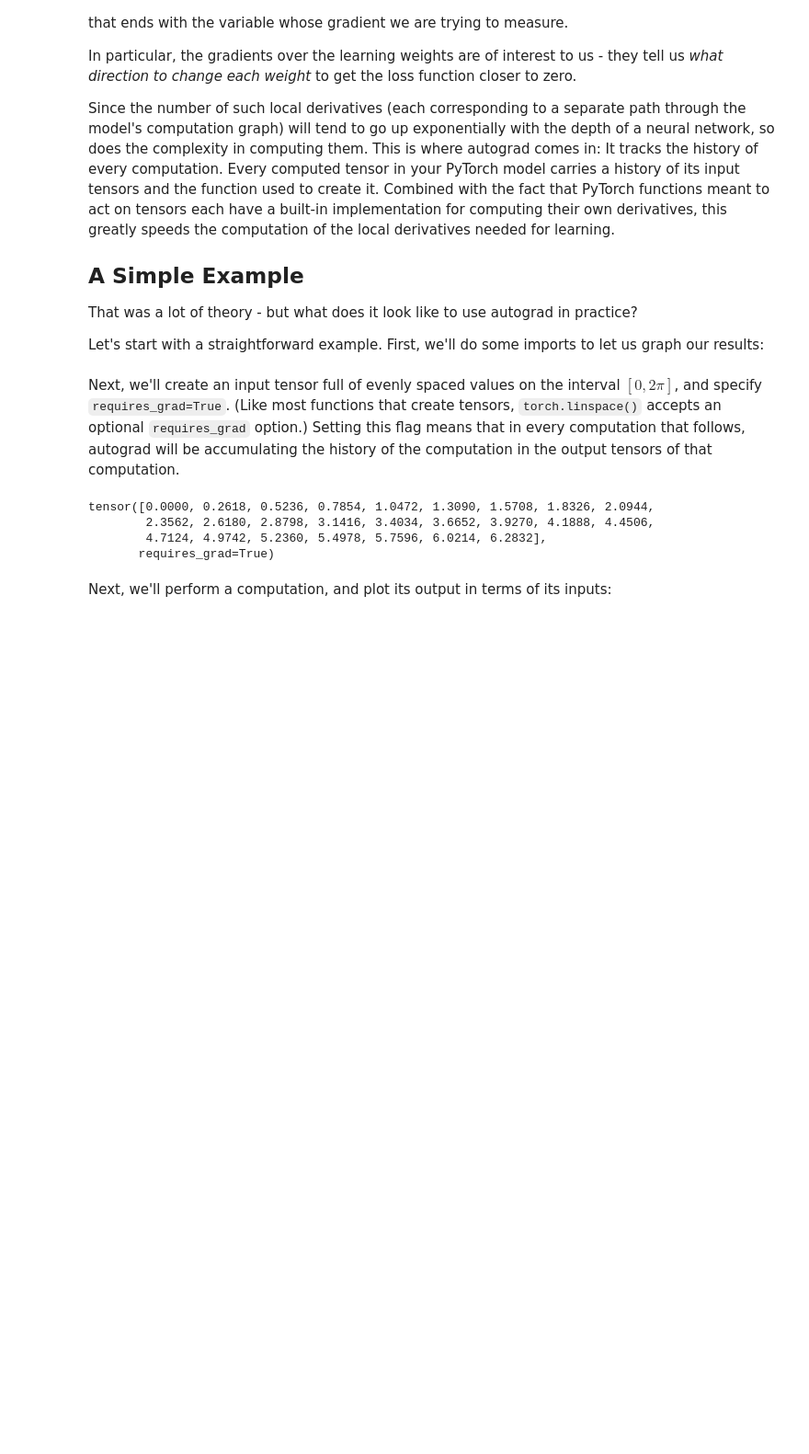
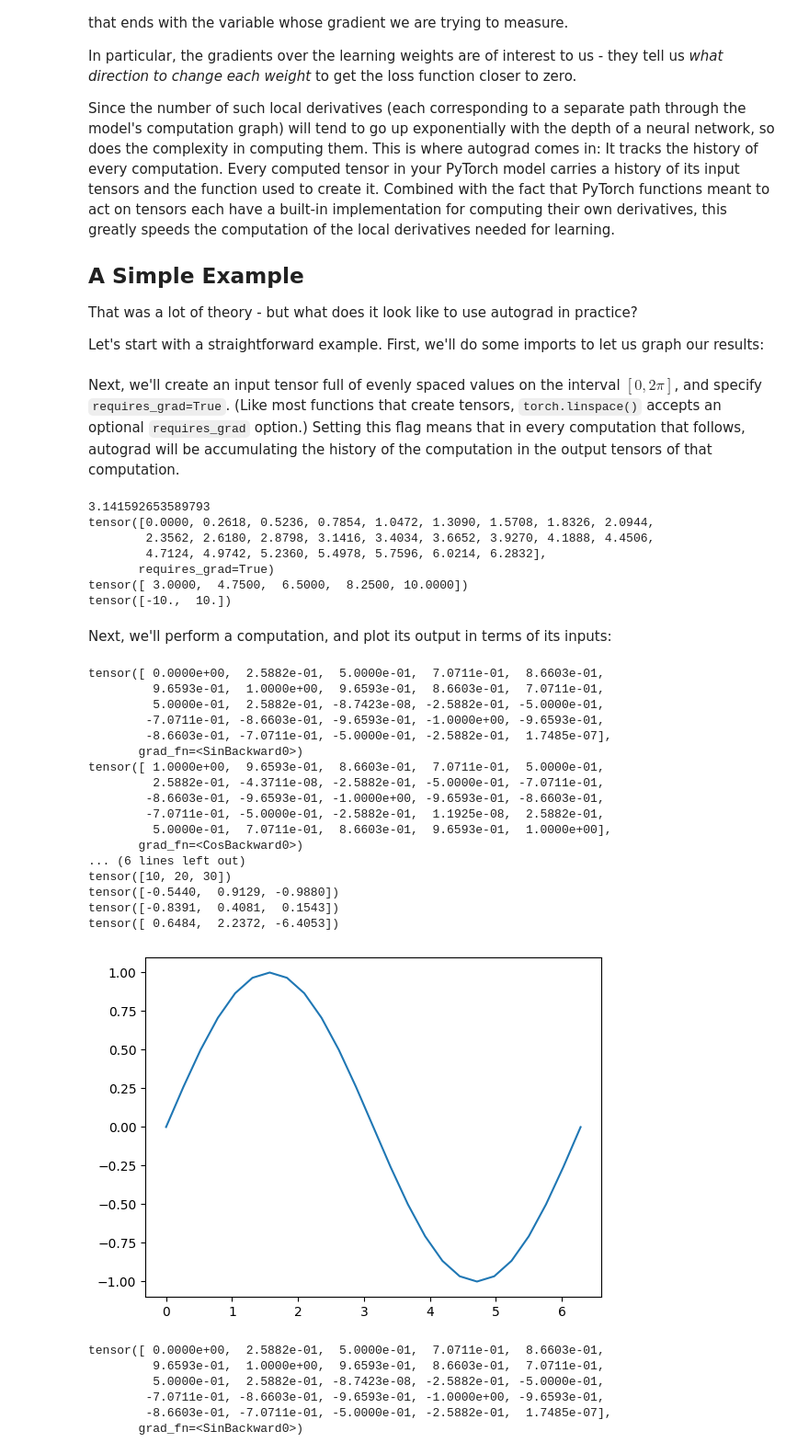
Before and after one commit to SadamHussain189/Pytorch-Tutorial, a Jupyter notebook: video_tutorial/tutorial3/tutorial3.ipynb, the cells around one changed output. Shown at 92% size. Saved outputs shown, nothing was run; the diff lists cells and outputs as text; code cells hidden in the pictures; blank space fills up the shorter version.

```diff
--- a/video_tutorial/tutorial3/tutorial3.ipynb
+++ b/video_tutorial/tutorial3/tutorial3.ipynb
@@ -38,12 +38,71 @@ import math
 # %% [markdown]
 Next, we'll create an input tensor full of evenly spaced values on the interval $[0, 2{\pi}]$, and specify `requires_grad=True`. (Like most functions that create tensors, `torch.linspace()` accepts an optional `requires_grad` option.) Setting this flag means that in every computation that follows, autograd will be accumulating the history of the computation in the output tensors of that computation.
 # %%
+pi_value = math.pi
+print(pi_value)
+
 a = torch.linspace(0., 2. * math.pi, steps=25, requires_grad=True)
-a
+print(a)
+
+a1 = torch.linspace(3, 10, steps=5)
+print(a1)
+
+a2 = torch.linspace(-10, 10, 2)
+print(a2)
 # %% [output]
+3.141592653589793
 tensor([0.0000, 0.2618, 0.5236, 0.7854, 1.0472, 1.3090, 1.5708, 1.8326, 2.0944,
         2.3562, 2.6180, 2.8798, 3.1416, 3.4034, 3.6652, 3.9270, 4.1888, 4.4506,
         4.7124, 4.9742, 5.2360, 5.4978, 5.7596, 6.0214, 6.2832],
        requires_grad=True)
+tensor([ 3.0000,  4.7500,  6.5000,  8.2500, 10.0000])
+tensor([-10.,  10.])
 # %% [markdown]
 Next, we'll perform a computation, and plot its output in terms of its inputs:
+# %%
+b = torch.sin(a)
+print(b)
+plt.plot(a.detach(), b.detach())
+
+b1 = torch.cos(a)
+print(b1)
+
+b2 = torch.tan(a)
+print(b2)
+
+tens = torch.tensor([10,20,30])
+print(tens)
+tens_sin = torch.sin(tens)
+print(tens_sin)
+tens_cos = torch.cos(tens)
+print(tens_cos)
+tens_tan = torch.tan(tens)
+print(tens_tan)
+# %% [output]
+tensor([ 0.0000e+00,  2.5882e-01,  5.0000e-01,  7.0711e-01,  8.6603e-01,
+         9.6593e-01,  1.0000e+00,  9.6593e-01,  8.6603e-01,  7.0711e-01,
+         5.0000e-01,  2.5882e-01, -8.7423e-08, -2.5882e-01, -5.0000e-01,
+        -7.0711e-01, -8.6603e-01, -9.6593e-01, -1.0000e+00, -9.6593e-01,
+        -8.6603e-01, -7.0711e-01, -5.0000e-01, -2.5882e-01,  1.7485e-07],
+       grad_fn=<SinBackward0>)
+tensor([ 1.0000e+00,  9.6593e-01,  8.6603e-01,  7.0711e-01,  5.0000e-01,
+         2.5882e-01, -4.3711e-08, -2.5882e-01, -5.0000e-01, -7.0711e-01,
+        -8.6603e-01, -9.6593e-01, -1.0000e+00, -9.6593e-01, -8.6603e-01,
+        -7.0711e-01, -5.0000e-01, -2.5882e-01,  1.1925e-08,  2.5882e-01,
+         5.0000e-01,  7.0711e-01,  8.6603e-01,  9.6593e-01,  1.0000e+00],
+       grad_fn=<CosBackward0>)
+... (6 lines left out)
+tensor([10, 20, 30])
+tensor([-0.5440,  0.9129, -0.9880])
+tensor([-0.8391,  0.4081,  0.1543])
+tensor([ 0.6484,  2.2372, -6.4053])
+[figure, added]
+# %%
+print(b)
+# %% [output]
+tensor([ 0.0000e+00,  2.5882e-01,  5.0000e-01,  7.0711e-01,  8.6603e-01,
+         9.6593e-01,  1.0000e+00,  9.6593e-01,  8.6603e-01,  7.0711e-01,
+         5.0000e-01,  2.5882e-01, -8.7423e-08, -2.5882e-01, -5.0000e-01,
+        -7.0711e-01, -8.6603e-01, -9.6593e-01, -1.0000e+00, -9.6593e-01,
+        -8.6603e-01, -7.0711e-01, -5.0000e-01, -2.5882e-01,  1.7485e-07],
+       grad_fn=<SinBackward0>)
```
Also changed, not shown: parts of 22 cells of this notebook, 1 other file.
